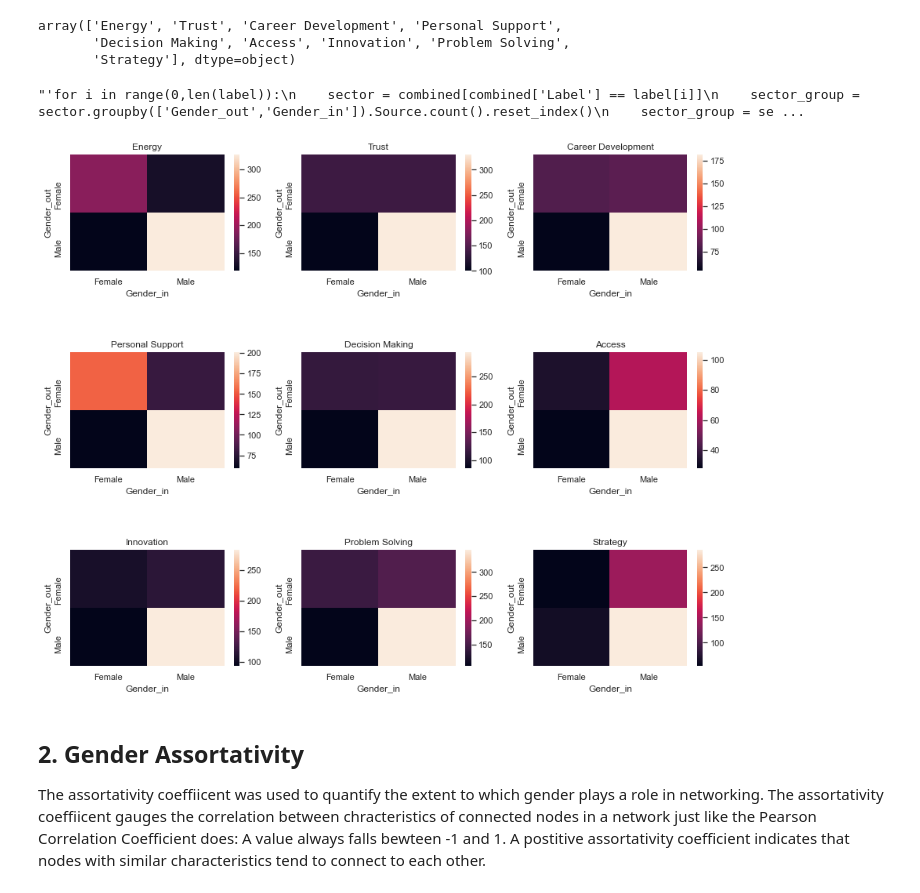
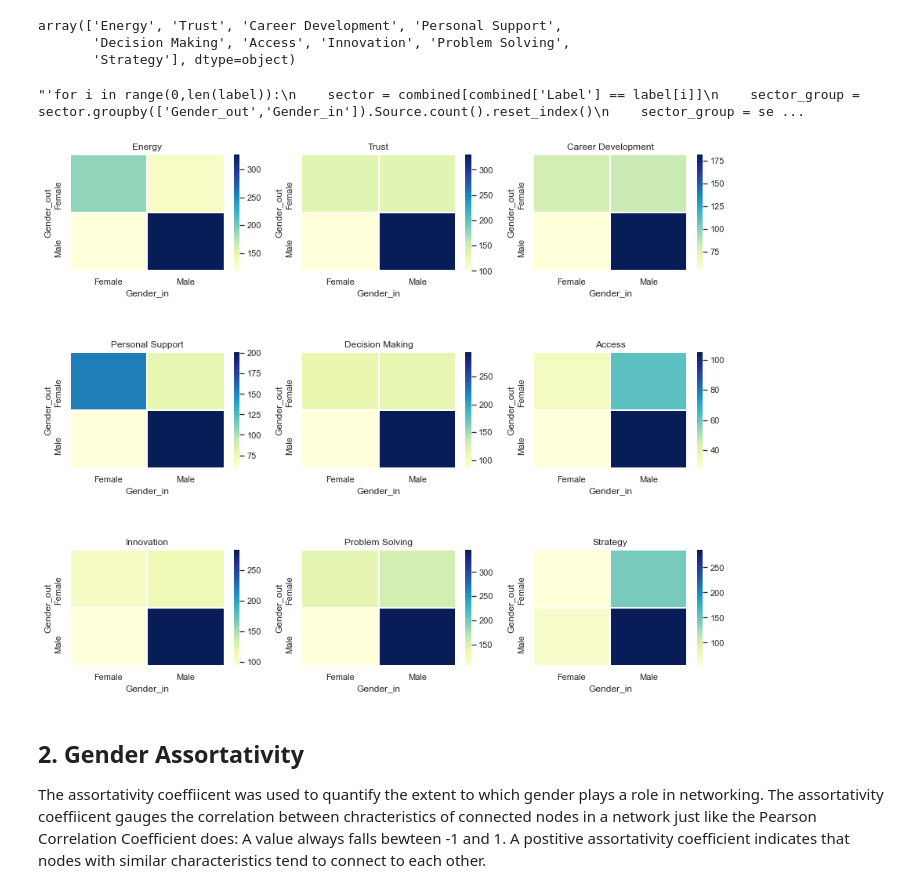
Before and after one commit to feelzoo/assortativity, a Jupyter notebook: Assortativity.ipynb, the cells around one changed output. Saved outputs shown, nothing was run; the diff lists cells and outputs as text; code cells hidden in the pictures.

Commit message:
updated heatmap color

```diff
--- a/Assortativity.ipynb
+++ b/Assortativity.ipynb
@@ -160,7 +160,7 @@ sector_e = combined[combined['Label'] == 'Energy']
 sector_group_e = sector_e.groupby(['Gender_out','Gender_in']).Source.count().reset_index()
 sector_group_e = sector_group_e.pivot(index='Gender_out',columns = 'Gender_in',values = 'Source')
 plt.subplot(3,3,1)
-sns.heatmap(data=sector_group_e)
+sns.heatmap(data=sector_group_e,linewidths=1,cmap="YlGnBu")
 plt.title('Energy')
 
 #Trust
@@ -168,7 +168,7 @@ sector_t = combined[combined['Label'] == 'Trust']
 sector_group_t = sector_t.groupby(['Gender_out','Gender_in']).Source.count().reset_index()
 sector_group_t = sector_group_t.pivot(index='Gender_out',columns = 'Gender_in',values = 'Source')
 plt.subplot(3,3,2)
-sns.heatmap(data=sector_group_t)
+sns.heatmap(data=sector_group_t,linewidths=1,cmap="YlGnBu")
 plt.title('Trust')
 
 #Career Development
@@ -176,7 +176,7 @@ sector_c = combined[combined['Label'] == 'Career Development']
 sector_group_c = sector_c.groupby(['Gender_out','Gender_in']).Source.count().reset_index()
 sector_group_c = sector_group_c.pivot(index='Gender_out',columns = 'Gender_in',values = 'Source')
 plt.subplot(3,3,3)
-sns.heatmap(data=sector_group_c)
+sns.heatmap(data=sector_group_c,linewidths=1,cmap="YlGnBu")
 plt.title('Career Development')
 
 
@@ -185,7 +185,7 @@ sector_p = combined[combined['Label'] == 'Personal Support']
 sector_group_p = sector_p.groupby(['Gender_out','Gender_in']).Source.count().reset_index()
 sector_group_p = sector_group_p.pivot(index='Gender_out',columns = 'Gender_in',values = 'Source')
 plt.subplot(3,3,4)
-sns.heatmap(data=sector_group_p)
+sns.heatmap(data=sector_group_p,linewidths=1,cmap="YlGnBu")
 plt.title('Personal Support')
 
 #Decision Making
@@ -193,7 +193,7 @@ sector_d = combined[combined['Label'] == 'Decision Making']
 sector_group_d = sector_d.groupby(['Gender_out','Gender_in']).Source.count().reset_index()
 sector_group_d = sector_group_d.pivot(index='Gender_out',columns = 'Gender_in',values = 'Source')
 plt.subplot(3,3,5)
-sns.heatmap(data=sector_group_d)
+sns.heatmap(data=sector_group_d,linewidths=1,cmap="YlGnBu")
 plt.title('Decision Making')
 
 #Access
@@ -201,7 +201,7 @@ sector_a = combined[combined['Label'] == 'Access']
 sector_group_a = sector_a.groupby(['Gender_out','Gender_in']).Source.count().reset_index()
 sector_group_a = sector_group_a.pivot(index='Gender_out',columns = 'Gender_in',values = 'Source')
 plt.subplot(3,3,6)
-sns.heatmap(data=sector_group_a)
+sns.heatmap(data=sector_group_a,linewidths=1,cmap="YlGnBu")
 plt.title('Access')
 
 #Innovation
@@ -209,39 +209,39 @@ sector_i = combined[combined['Label'] == 'Innovation']
 sector_group_i = sector_i.groupby(['Gender_out','Gender_in']).Source.count().reset_index()
 sector_group_i = sector_group_i.pivot(index='Gender_out',columns = 'Gender_in',values = 'Source')
 plt.subplot(3,3,7)
-sns.heatmap(data=sector_group_i)
+sns.heatmap(data=sector_group_i,linewidths=1,cmap="YlGnBu")
 plt.title('Innovation')
 
 #Problem Solving
 sector_r = combined[combined['Label'] == 'Problem Solving']
 sector_group_r = sector_r.groupby(['Gender_out','Gender_in']).Source.count().reset_index()
 sector_group_r = sector_group_r.pivot(index='Gender_out',columns = 'Gender_in',values = 'Source')
 plt.subplot(3,3,8)
-sns.heatmap(data=sector_group_r)
+sns.heatmap(data=sector_group_r,linewidths=1,cmap="YlGnBu")
 plt.title('Problem Solving')
 
 
 #Strategy
 sector_s = combined[combined['Label'] == 'Strategy']
 sector_group_s = sector_s.groupby(['Gender_out','Gender_in']).Source.count().reset_index()
 sector_group_s = sector_group_s.pivot(index='Gender_out',columns = 'Gender_in',values = 'Source')
 plt.subplot(3,3,9)
-sns.heatmap(data=sector_group_s)
+sns.heatmap(data=sector_group_s,linewidths=1,cmap="YlGnBu")
 plt.title('Strategy')
 
 plt.subplots_adjust(hspace = .7)
 
 
 
 
 ''''for i in range(0,len(label)):
     sector = combined[combined['Label'] == label[i]]
     sector_group = sector.groupby(['Gender_out','Gender_in']).Source.count().reset_index()
     sector_group = sector_group.pivot(index='Gender_out',columns = 'Gender_in',values = 'Source')
     sns.heatmap(data=sector_group)'''
 # %% [output]
 "'for i in range(0,len(label)):\n    sector = combined[combined['Label'] == label[i]]\n    sector_group = sector.groupby(['Gender_out','Gender_in']).Source.count().reset_index()\n    sector_group = se ...
-[figure, old version]
+[figure, new version]
 # %% [markdown]
 ## 2. Gender Assortativity
 
```
